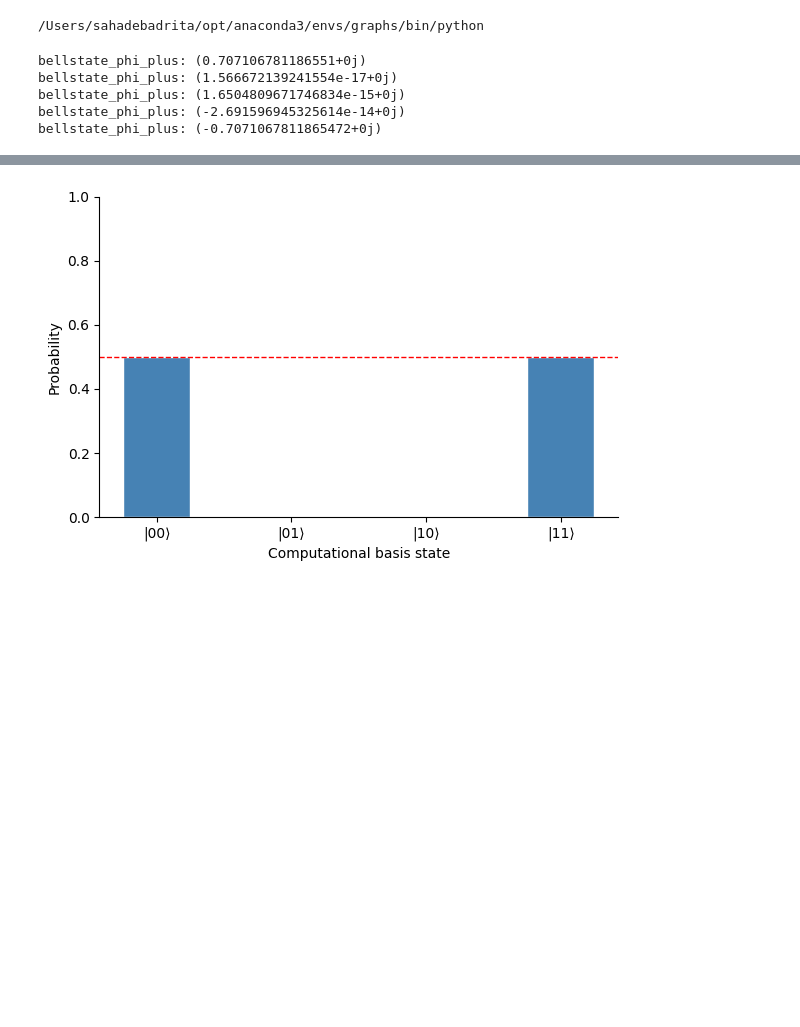
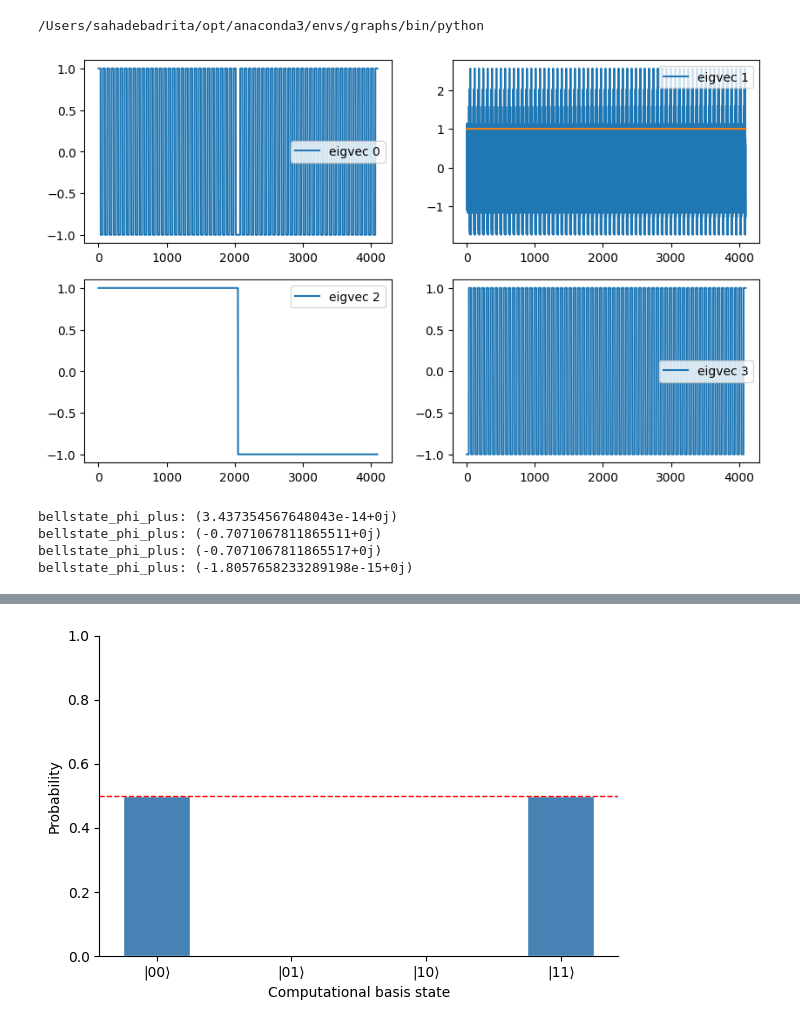
Before and after one commit to sahadebadrita/QL-gates, a Jupyter notebook: notebooks/bellstates.ipynb, the cells around one changed output, grey strips where cells are left out. Cells and saved outputs as stored; diff of their text form; code cells hidden in the pictures; blank space fills up the shorter version.

```diff
--- a/notebooks/bellstates.ipynb
+++ b/notebooks/bellstates.ipynb
@@ -31,6 +32,20 @@ qlbit1_qlbit2 = cart_qldit(qlbit_1,qlbit_2)
 
 #eigenstates of the composite system
 cart_eigvals, cart_eigvecs = np.linalg.eigh(qlbit1_qlbit2)
+# %%
+cart_eigvals, cart_eigvecs = compute_eigen_decomposition(qlbit1_qlbit2, top_k=5)
+# %%
+figure, axes = plt.subplots(2, 2, figsize=(10, 6))
+for i in range(4):
+    axes[i//2, i%2].plot(np.sqrt((2*cfg.n)**cfg.NQL)*cart_eigvecs[:, -(i+1)], label=f"eigvec {i}")
+    axes[i//2, i%2].legend()
+axes[0,1].plot(np.sqrt((2*cfg.n)**cfg.NQL)*cart_eigvecs[:,-5])
+#plt.title("Top 4 eigenvectors of the Cartesian product graph")
+#plt.xlabel("Basis state index")
+#plt.ylabel("Amplitude")
+plt.show()
+# %% [output]
+[figure, added]
 # %%
 #Generate all four Bell states
 psi0_ql = cart_eigvecs[:,-1]  # largest state of the composite system is the |00> state, which is the reference state for generating Bell states
@@ -40,14 +55,13 @@ bellstate_phi_plus = bell_state(cfg, psi0_ql, kind="phi_plus")
 bellstate_psi_minus = bell_state(cfg, psi0_ql, kind="psi_minus")
 bellstate_psi_plus = bell_state(cfg, psi0_ql, kind="psi_plus")
 # %%
-for i in range(5):
+for i in range(1,5):
     print('bellstate_phi_plus:', np.vdot(bellstate_phi_plus, cart_eigvecs[:,-(i+1)]))
 # %% [output]
-bellstate_phi_plus: (0.707106781186551+0j)
-bellstate_phi_plus: (1.566672139241554e-17+0j)
-bellstate_phi_plus: (1.6504809671746834e-15+0j)
-bellstate_phi_plus: (-2.691596945325614e-14+0j)
-bellstate_phi_plus: (-0.7071067811865472+0j)
+bellstate_phi_plus: (3.437354567648043e-14+0j)
+bellstate_phi_plus: (-0.7071067811865511+0j)
+bellstate_phi_plus: (-0.7071067811865517+0j)
+bellstate_phi_plus: (-1.8057658233289198e-15+0j)
 # %%
 for i in range(5):
     print('bellstate_phi_minus:', np.vdot(bellstate_phi_minus, cart_eigvecs[:,-(i+1)]))
```
Also changed, not shown: parts of 5 cells of this notebook, 3 other files.
